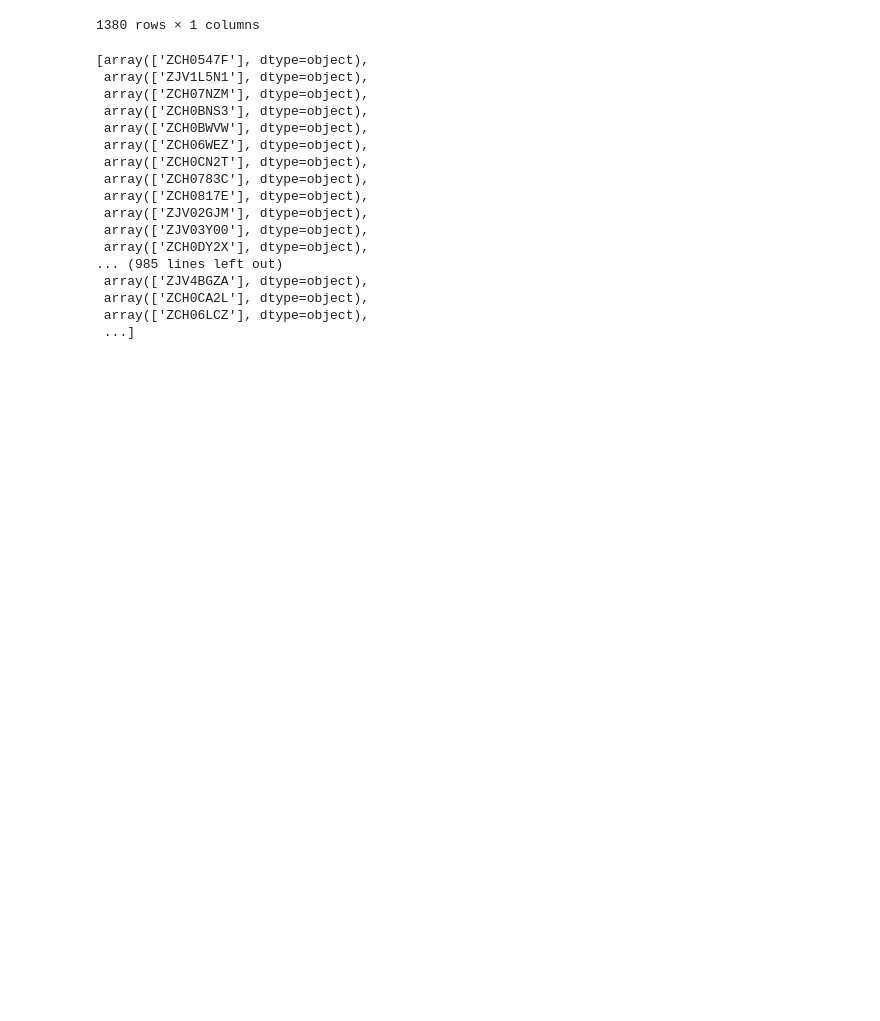
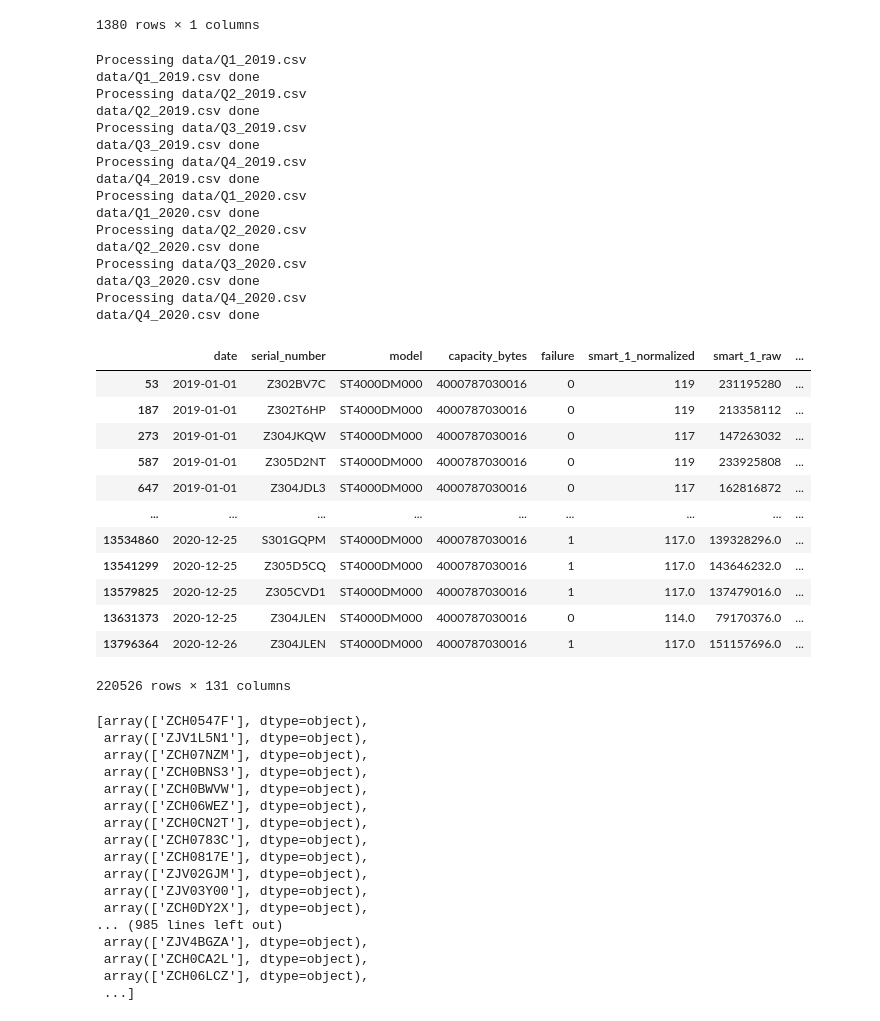
Before and after one commit to SamyDjemai/HardDriveFailurePrediction, a Jupyter notebook: analysis.ipynb, the cells around one changed output. Cells and saved outputs as stored; diff of their text form; code cells hidden in the pictures; blank space fills up the shorter version.

```diff
--- a/analysis.ipynb
+++ b/analysis.ipynb
@@ -545,10 +546,40 @@ def generate_evaluation_df(model: str, evaluation_set: pd.DataFrame, test=False)
     return evaluation_df
 # %%
 # Very time consuming
-# evaluation_df = generate_evaluation_df("ST4000DM000", evaluation_drive_set)
-# evaluation_df
+evaluation_df = generate_evaluation_df("ST4000DM000", evaluation_drive_set)
+evaluation_df
 
-evaluation_df = pd.read_pickle("data/evaluation_df")
+# evaluation_df = pd.read_pickle("data/evaluation_df")
+# %% [output]
+Processing data/Q1_2019.csv
+data/Q1_2019.csv done
+Processing data/Q2_2019.csv
+data/Q2_2019.csv done
+Processing data/Q3_2019.csv
+data/Q3_2019.csv done
+Processing data/Q4_2019.csv
+data/Q4_2019.csv done
+Processing data/Q1_2020.csv
+data/Q1_2020.csv done
+Processing data/Q2_2020.csv
+data/Q2_2020.csv done
+Processing data/Q3_2020.csv
+data/Q3_2020.csv done
+Processing data/Q4_2020.csv
+data/Q4_2020.csv done
+|  | date | serial_number | model | capacity_bytes | failure | smart_1_normalized | smart_1_raw | ... |
+| 53 | 2019-01-01 | Z302BV7C | ST4000DM000 | 4000787030016 | 0 | 119 | 231195280 | ... |
+| 187 | 2019-01-01 | Z302T6HP | ST4000DM000 | 4000787030016 | 0 | 119 | 213358112 | ... |
+| 273 | 2019-01-01 | Z304JKQW | ST4000DM000 | 4000787030016 | 0 | 117 | 147263032 | ... |
+| 587 | 2019-01-01 | Z305D2NT | ST4000DM000 | 4000787030016 | 0 | 119 | 233925808 | ... |
+| 647 | 2019-01-01 | Z304JDL3 | ST4000DM000 | 4000787030016 | 0 | 117 | 162816872 | ... |
+| ... | ... | ... | ... | ... | ... | ... | ... | ... |
+| 13534860 | 2020-12-25 | S301GQPM | ST4000DM000 | 4000787030016 | 1 | 117.0 | 139328296.0 | ... |
+| 13541299 | 2020-12-25 | Z305D5CQ | ST4000DM000 | 4000787030016 | 1 | 117.0 | 143646232.0 | ... |
+| 13579825 | 2020-12-25 | Z305CVD1 | ST4000DM000 | 4000787030016 | 1 | 117.0 | 137479016.0 | ... |
+| 13631373 | 2020-12-25 | Z304JLEN | ST4000DM000 | 4000787030016 | 0 | 114.0 | 79170376.0 | ... |
+| 13796364 | 2020-12-26 | Z304JLEN | ST4000DM000 | 4000787030016 | 1 | 117.0 | 151157696.0 | ... |
+220526 rows × 131 columns
 # %%
 # evaluation_df2 = generate_evaluation_df("ST12000NM0007", evaluation_drive_set2)
 # evaluation_df2
```
Also changed, not shown: parts of 8 cells of this notebook, 2 other files.
